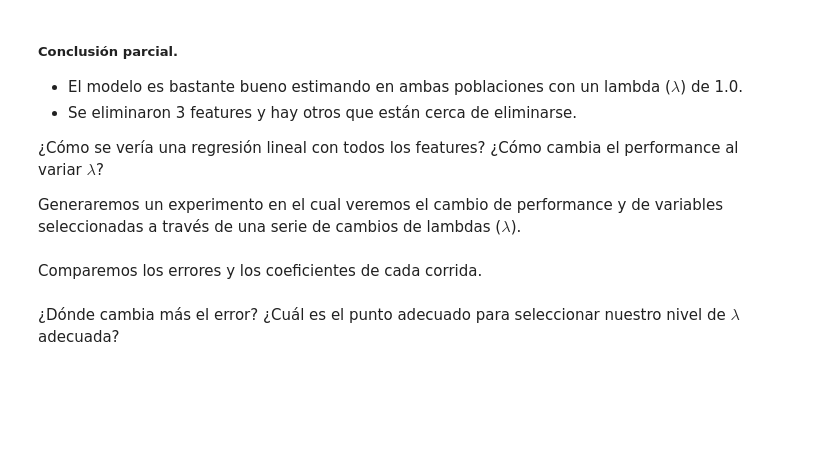
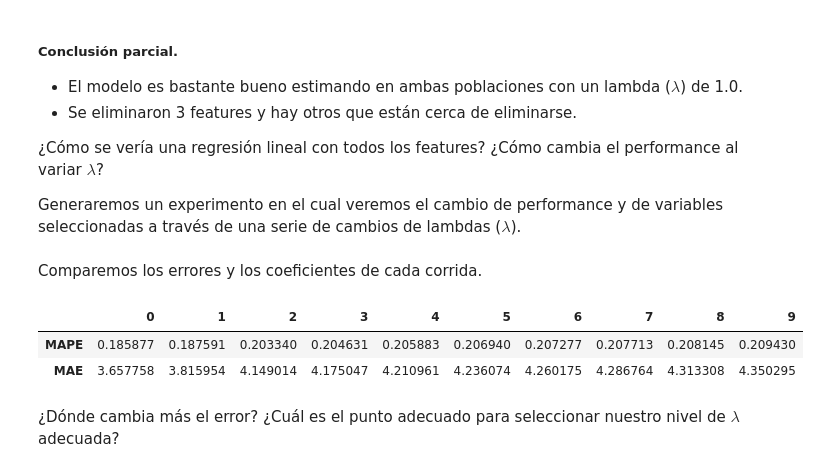
Before and after one commit to bielng/Data-Lab, a Jupyter notebook: 7,1_clase_012025 (1).ipynb, the cells around one changed output. Drawn from its saved outputs; the diff is of its cells as text; code cells hidden in the pictures; blank space fills up the shorter version.

Commit message:
errors_df

```diff
--- a/7,1_clase_012025 (1).ipynb
+++ b/7,1_clase_012025 (1).ipynb
@@ -284,6 +284,8 @@ Recordar:
 Generaremos un experimento en el cual veremos el cambio de performance y de variables seleccionadas a través de una serie de cambios de lambdas ($\lambda$).
 # %%
 # Generemos "steps" para Lasso
+max_lasso = 10
+steps = np.arange(0, max_lasso, 1)
 # %%
 # Generando múltiples modelos
 
@@ -299,8 +301,41 @@ Generaremos un experimento en el cual veremos el cambio de performance y de vari
     # Errores
 
     # Coeficients
+# %%
+modelos = {}
+evaluaciones = {}
+coeficientes = {}
+
+for index, lambda_level in enumerate(steps):
+    # Entrenando
+    model = Lasso(alpha=lambda_level, random_state=seed)
+    model.fit(train[predictors], train[response])
+
+    # Storeando el modelo
+    modelos[lambda_level] = model
+
+    # Evaluando el modelo
+    test_scores = model.predict(test[predictors])
+
+    # Errores
+    kwargs = {'y_pred': test_scores, 'y_true': test[response]}
+    mape = mean_absolute_percentage_error(**kwargs)
+    mean = mean_absolute_error(**kwargs)
+    evaluaciones[lambda_level] = {'MAPE': mape,
+                                  'MAE': mean}
+
+    # Coeficients
+    coeficientes[lambda_level] = model.coef_
 # %% [markdown]
 Comparemos los errores y los coeficientes de cada corrida.
+# %%
+errores_df = pd.DataFrame(evaluaciones)
+# %%
+errores_df
+# %% [output]
+|  | 0 | 1 | 2 | 3 | 4 | 5 | 6 | 7 | 8 | 9 |
+| MAPE | 0.185877 | 0.187591 | 0.203340 | 0.204631 | 0.205883 | 0.206940 | 0.207277 | 0.207713 | 0.208145 | 0.209430 |
+| MAE | 3.657758 | 3.815954 | 4.149014 | 4.175047 | 4.210961 | 4.236074 | 4.260175 | 4.286764 | 4.313308 | 4.350295 |
 # %%
 # Errors and coefficients
 # %% [markdown]
```
